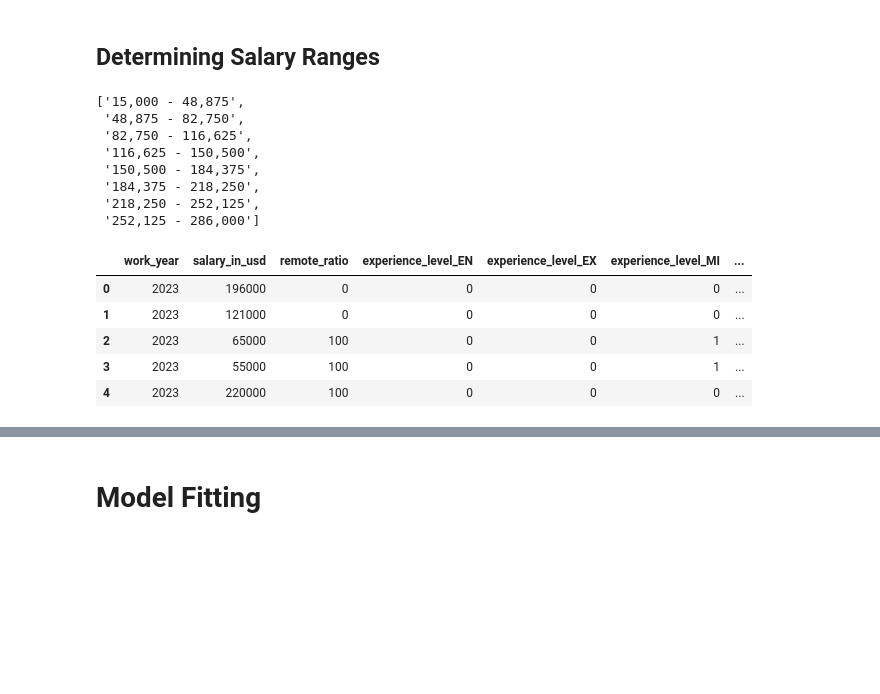
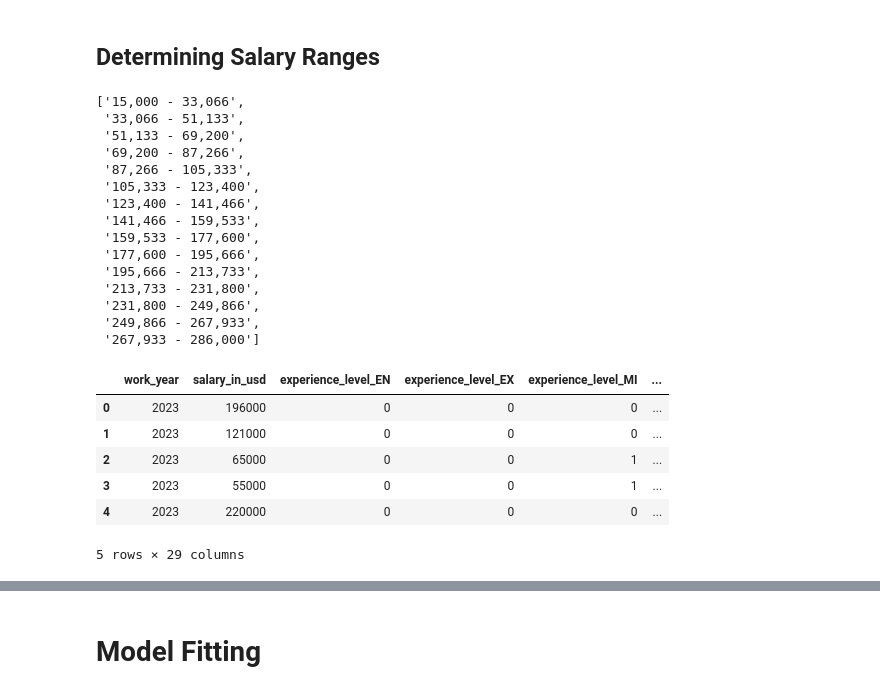
Before and after one commit to KevKibe/Data-Professions-Salary-Evaluation-and-Estimation-Project, a Jupyter notebook: salary_pred_model.ipynb, the cells around one changed output, grey strips where cells are left out. Drawn from its saved outputs; the diff is of its cells as text; code cells hidden in the pictures; blank space fills up the shorter version.

```diff
--- a/salary_pred_model.ipynb
+++ b/salary_pred_model.ipynb
@@ -2,8 +2,8 @@
 import pandas as pd
 import numpy as np
 # %%
-file_path = "gs://cloud-ai-platform-5734b953-00ea-4818-b5b7-3420cd51a628/salaries_new.csv"
-df = pd.read_csv(file_path)
+#file_path = "gs://cloud-ai-platform-5734b953-00ea-4818-b5b7-3420cd51a628/salaries_new.csv"
+df= pd.read_csv('/content/salaries_new.csv')
 df.head()
 # %% [output]
 |  | work_year | experience_level | employment_type | job_title | salary | salary_currency | salary_in_usd | ... |
@@ -17,6 +40,21 @@ df.head()
+# %%
+import pycountry_convert as pc
+
+def get_continent(col):
+    try:
+        if len(col) == 2:
+            country_code = col
+        else:
+            country_code = pc.country_name_to_country_alpha2(col.strip('\'"'))
+        continent_name = pc.convert_continent_code_to_continent_name(pc.country_alpha2_to_continent_code(country_code))
+        return continent_name
+    except:
+        return None
+
+df['company_location']=df['company_location'].apply(lambda x: get_continent(x))
+df['employee_residence']=df['employee_residence'].apply(lambda x: get_continent(x))
 # %%
-
-columns_to_drop = ['salary', 'salary_currency','employee_residence','company_location']
+columns_to_drop = ['salary', 'salary_currency','remote_ratio']
 new_df=df.drop(columns=columns_to_drop)
 new_df.head()
 # %% [output]
@@ -62,7 +101,7 @@ memory usage: 208.2+ KB
 max_salary = new_df['salary_in_usd'].max()
 min_salary = new_df['salary_in_usd'].min()
 
-num_subranges = 8
+num_subranges = 15
 
 subranges = np.linspace(min_salary, max_salary, num=num_subranges+1, endpoint=True)
 range_labels = []
@@ -74,24 +113,32 @@ for i in range(len(subranges)-1):
 
 range_labels
 # %% [output]
-['15,000 - 48,875',
- '48,875 - 82,750',
- '82,750 - 116,625',
- '116,625 - 150,500',
- '150,500 - 184,375',
- '184,375 - 218,250',
- '218,250 - 252,125',
- '252,125 - 286,000']
+['15,000 - 33,066',
+ '33,066 - 51,133',
+ '51,133 - 69,200',
+ '69,200 - 87,266',
+ '87,266 - 105,333',
+ '105,333 - 123,400',
+ '123,400 - 141,466',
+ '141,466 - 159,533',
+ '159,533 - 177,600',
+ '177,600 - 195,666',
+ '195,666 - 213,733',
+ '213,733 - 231,800',
+ '231,800 - 249,866',
+ '249,866 - 267,933',
+ '267,933 - 286,000']
 # %%
 
-categorical_cols=['experience_level','employment_type','job_title','company_size']
+categorical_cols=['experience_level','employment_type','job_title','company_size','employee_residence','company_location']
 encoded_df = pd.get_dummies(new_df[categorical_cols], prefix=categorical_cols, prefix_sep='_')
 df_encoded = pd.concat([new_df.drop(categorical_cols, axis=1), encoded_df], axis=1)
 df_encoded.head()
 # %% [output]
-|  | work_year | salary_in_usd | remote_ratio | experience_level_EN | experience_level_EX | experience_level_MI | ... |
-| 0 | 2023 | 196000 | 0 | 0 | 0 | 0 | ... |
-| 1 | 2023 | 121000 | 0 | 0 | 0 | 0 | ... |
-| 2 | 2023 | 65000 | 100 | 0 | 0 | 1 | ... |
-| 3 | 2023 | 55000 | 100 | 0 | 0 | 1 | ... |
-| 4 | 2023 | 220000 | 100 | 0 | 0 | 0 | ... |
+|  | work_year | salary_in_usd | experience_level_EN | experience_level_EX | experience_level_MI | ... |
+| 0 | 2023 | 196000 | 0 | 0 | 0 | ... |
+| 1 | 2023 | 121000 | 0 | 0 | 0 | ... |
+| 2 | 2023 | 65000 | 0 | 0 | 1 | ... |
+| 3 | 2023 | 55000 | 0 | 0 | 1 | ... |
+| 4 | 2023 | 220000 | 0 | 0 | 0 | ... |
+5 rows × 29 columns
```
Also changed, not shown: parts of 22 cells of this notebook.
